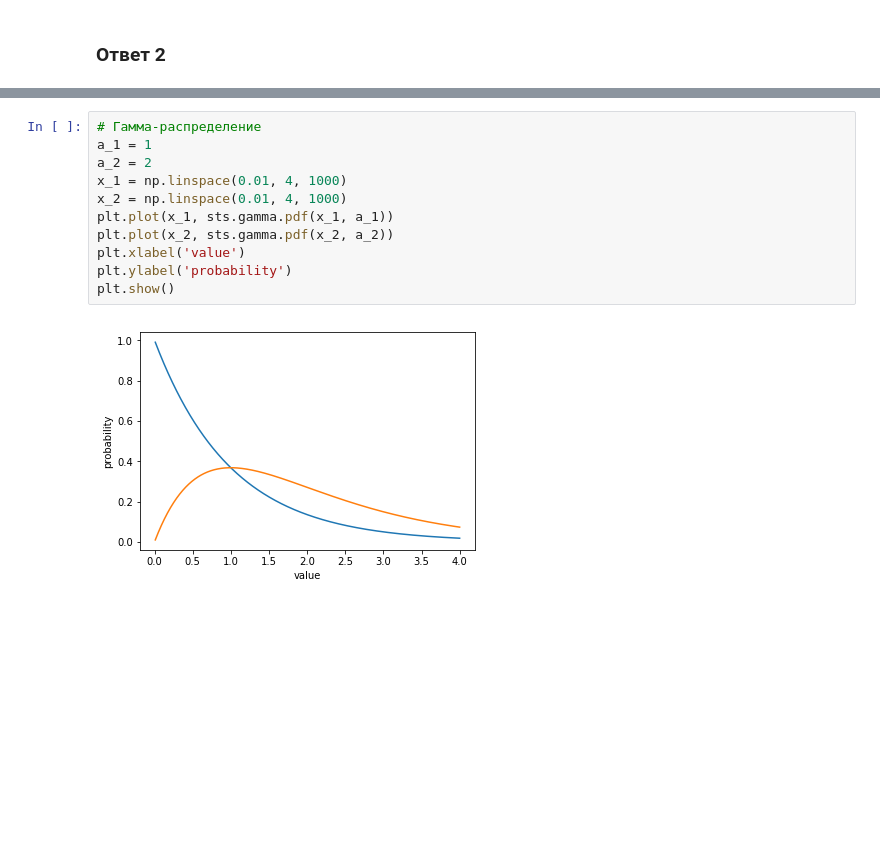
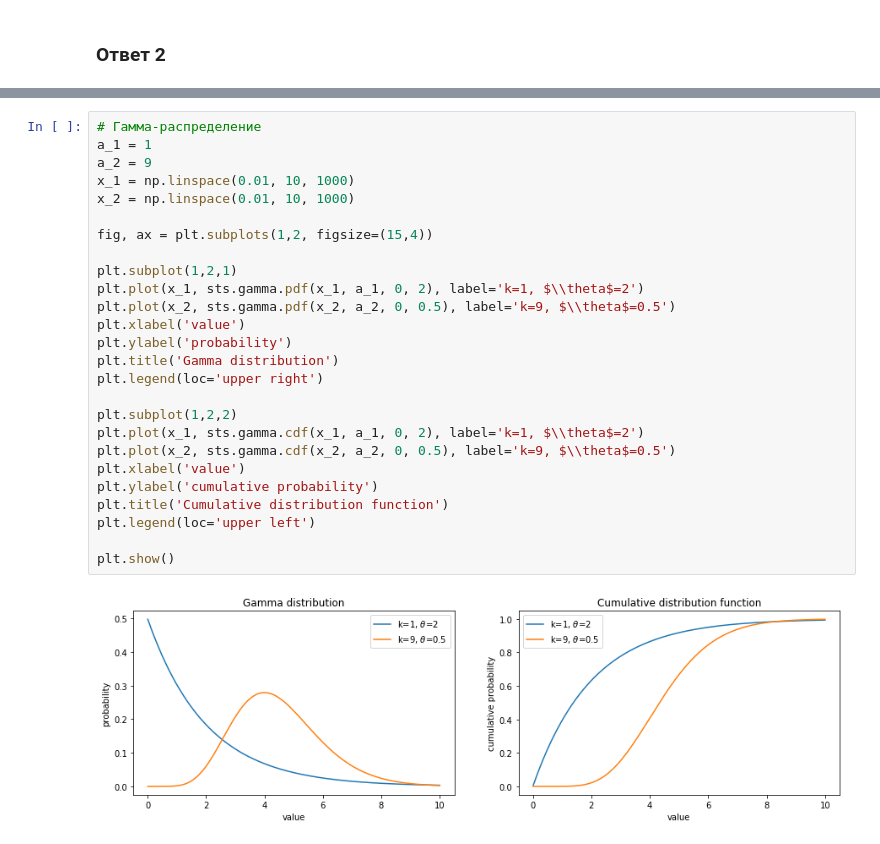
Before and after one commit to pastashkin/netology_python, a Jupyter notebook: homeworks/hw9.ipynb, the cells around one changed output, grey strips where cells are left out. Cells and saved outputs as stored; diff of their text form; blank space fills up the shorter version.

```diff
--- a/homeworks/hw9.ipynb
+++ b/homeworks/hw9.ipynb
@@ -149,13 +180,28 @@ plt.show()
 # %%
 # Гамма-распределение
 a_1 = 1
-a_2 = 2
-x_1 = np.linspace(0.01, 4, 1000)
-x_2 = np.linspace(0.01, 4, 1000)
-plt.plot(x_1, sts.gamma.pdf(x_1, a_1))
-plt.plot(x_2, sts.gamma.pdf(x_2, a_2))
+a_2 = 9
+x_1 = np.linspace(0.01, 10, 1000)
+x_2 = np.linspace(0.01, 10, 1000)
+
+fig, ax = plt.subplots(1,2, figsize=(15,4))
+
+plt.subplot(1,2,1)
+plt.plot(x_1, sts.gamma.pdf(x_1, a_1, 0, 2), label='k=1, $\\theta$=2')
+plt.plot(x_2, sts.gamma.pdf(x_2, a_2, 0, 0.5), label='k=9, $\\theta$=0.5')
 plt.xlabel('value')
 plt.ylabel('probability')
+plt.title('Gamma distribution')
+plt.legend(loc='upper right')
+
+plt.subplot(1,2,2)
+plt.plot(x_1, sts.gamma.cdf(x_1, a_1, 0, 2), label='k=1, $\\theta$=2')
+plt.plot(x_2, sts.gamma.cdf(x_2, a_2, 0, 0.5), label='k=9, $\\theta$=0.5')
+plt.xlabel('value')
+plt.ylabel('cumulative probability')
+plt.title('Cumulative distribution function')
+plt.legend(loc='upper left')
+
 plt.show()
 # %% [output]
-[figure, old version]
+[figure, new version]
```
Also changed, not shown: parts of 13 cells of this notebook.
